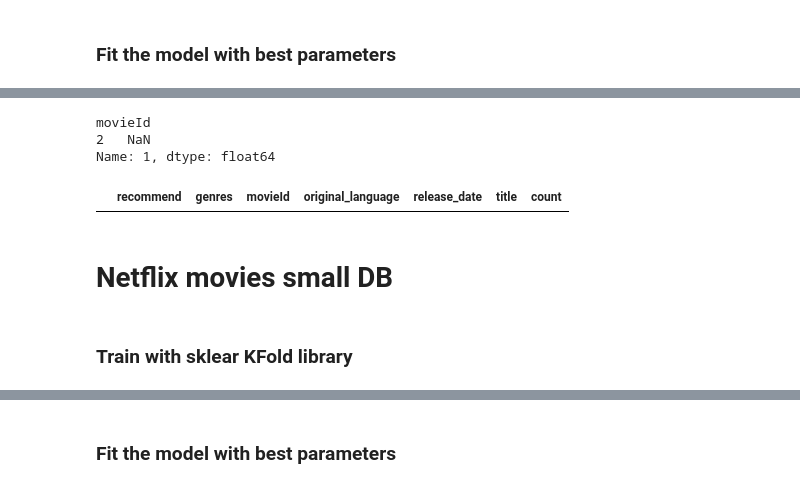
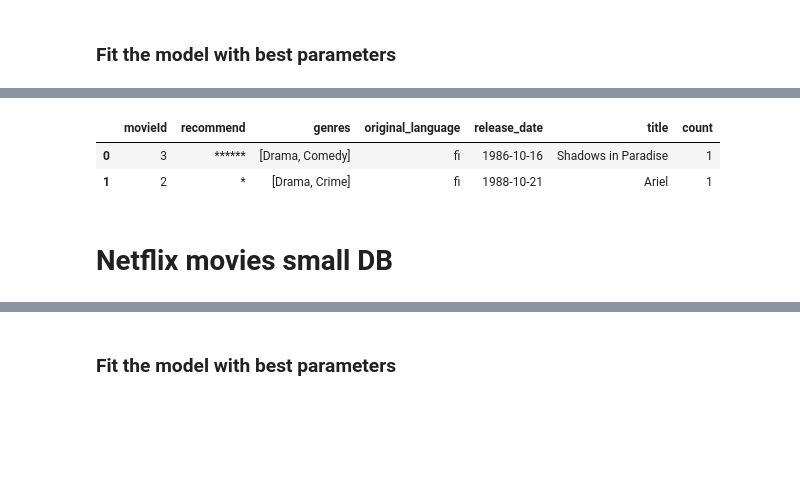
Before and after one commit to carlosgeovany/MachineLearning, a Jupyter notebook: RecommenderSystem.ipynb, the cells around one changed output, grey strips where cells are left out. Drawn from its saved outputs; the diff is of its cells as text; code cells hidden in the pictures; blank space fills up the shorter version.

```diff
--- a/RecommenderSystem.ipynb
+++ b/RecommenderSystem.ipynb
@@ -409,10 +435,10 @@ Name: 187, dtype: float64
 ### Fit the model with best parameters
 # %%
 ## Best matrix with best k
-K = int(best_[0])
+K = 47
 r = matrix_factorization(a,K)
 ## Train the model, default iterations is 2
-learning_rate = float(best_[1])
+learning_rate = 1.0
 r.fit(learning_rate,iterations=1000)
 # %%
 ## Increasing iterations improves over previous best MSE but not significantly
@@ -443,16 +469,9 @@ array([[nan, nan, nan, nan],
-# %%
-## User ratings
-user = 1
-movieId = 2
-ratings.loc[(user, [movieId])]
-# %% [output]
-movieId
-2   NaN
-Name: 1, dtype: float64
 # %%
 ## Recommended movies by top rating
-r.top_recommends(user, movies_data)
+r.top_recommends(5, movies_data)
 # %% [output]
-|  | recommend | genres | movieId | original_language | release_date | title | count |
+|  | movieId | recommend | genres | original_language | release_date | title | count |
+| 0 | 3 | ****** | [Drama, Comedy] | fi | 1986-10-16 | Shadows in Paradise | 1 |
+| 1 | 2 | * | [Drama, Crime] | fi | 1988-10-21 | Ariel | 1 |
 # %% [markdown]
 # Netflix movies small DB
@@ -462,2 +477,0 @@ train, test = train_test_split(ratings, test_size = 0.2)
-# %% [markdown]
-### Train with sklear KFold library
```
Also changed, not shown: parts of 33 cells of this notebook, 1 other file.
